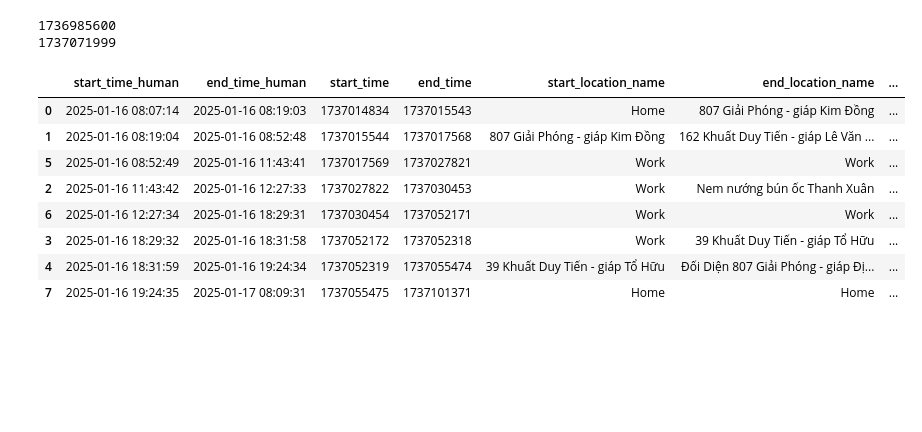
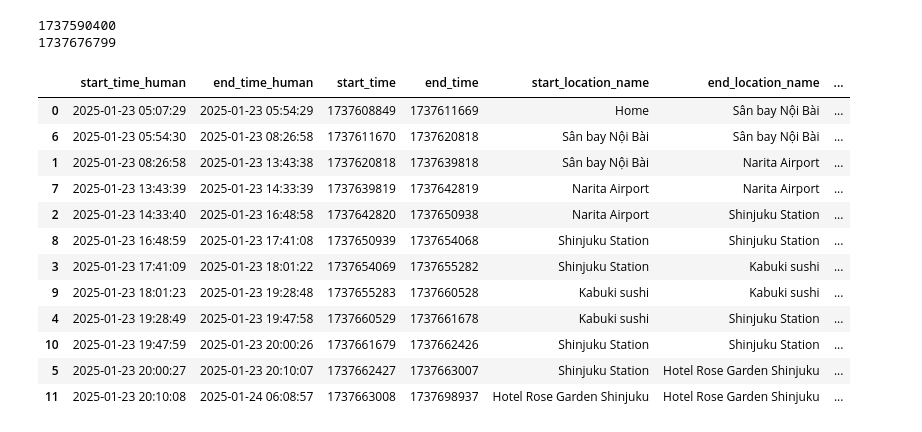
Before and after one commit to yoogun143/Postgres, a Jupyter notebook: gmap.ipynb, the cells around one changed output. Drawn from its saved outputs; the diff is of its cells as text; code cells hidden in the pictures; blank space fills up the shorter version.

```diff
--- a/gmap.ipynb
+++ b/gmap.ipynb
@@ -1,5 +1,5 @@
 # %%
-from_date = 20250116
+from_date = 20250123
 to_date = from_date
 
 from datetime import datetime
@@ -10,8 +10,8 @@ to_date_unix = int(datetime.strptime(str(to_date) + ' 23:59:59', '%Y%m%d %H:%M:%
 print(from_date_unix)
 print(to_date_unix)
 # %% [output]
-1736985600
-1737071999
+1737590400
+1737676799
 # %%
 from helper.config import load_config
 import psycopg2
@@ -114,47 +114,53 @@ activity['color'] = activity['vehicle_type'].map({
     'in passenger vehicle': 'blue',
     'walking': 'green',
     'motorcycling': 'magenta',
+    'in train': 'yellow',
+    'in subway': 'cyan',
     'unknown': 'black'
 })
 activity['start_time_human'] = pd.to_datetime(activity['start_time'], unit='s')
 activity['end_time_human'] = pd.to_datetime(activity['end_time'], unit='s')
 
 # add info to visit
 visit['path'] = visit['path'].apply(lambda x: {item['txtime']: [item['lat'], item['lon']] for item in x} if x is not None else None)
 visit['duration'] = visit['end_time'] - visit['start_time']
 visit['duration'] = visit['duration'].apply(lambda x: '{} hours {} minutes'.format(int(divmod(x, 60*60)[0]), int(divmod(divmod(x, 60*60)[1], 60)[0])))
 visit['start_time_human'] = pd.to_datetime(visit['start_time'], unit='s')
 visit['end_time_human'] = pd.to_datetime(visit['end_time'], unit='s')
 
 # Get all coordinates for map zoom display
 visit_path_coordinates = sum(visit['path'].apply(lambda x: list(x.values() if isinstance(x, dict) else [])),[])
 visit_coordinates = visit[['lat', 'lon']].apply(lambda x: [float(x['lat']), float(x['lon'])], axis=1).to_list()
 activity_path_coordinates = sum(activity['path'].apply(lambda x: list(x.values() if isinstance(x, dict) else [])),[])
 activity_start_coordinates = activity[['start_lat', 'start_lon']].apply(lambda x: [float(x['start_lat']), float(x['start_lon'])], axis=1).to_list()
 activity_end_coordinates = activity[['end_lat', 'end_lon']].apply(lambda x: [float(x['end_lat']), float(x['end_lon'])], axis=1).to_list()
 coordinates = sum([visit_path_coordinates, visit_coordinates, activity_path_coordinates, activity_start_coordinates, activity_end_coordinates], [])
 min_lat = min((coord[0] for coord in coordinates if coord[0] is not None), default=None)
 max_lat = max((coord[0] for coord in coordinates if coord[0] is not None), default=None)
 min_lon = min((coord[1] for coord in coordinates if coord[1] is not None), default=None)
 max_lon = max((coord[1] for coord in coordinates if coord[1] is not None), default=None)
 
 pd.DataFrame(
       np.concatenate([
       activity[['start_time_human', 'end_time_human', 'start_time', 'end_time', 'start_location_name', 'end_location_name', 'vehicle_type']].to_numpy(),
       visit[['start_time_human', 'end_time_human', 'start_time', 'end_time', 'location_name', 'location_name', 'location_name']].to_numpy()
       ])
       , columns=['start_time_human', 'end_time_human', 'start_time', 'end_time', 'start_location_name', 'end_location_name', 'vehicle_type']
       ).sort_values('start_time')
 # %% [output]
 |  | start_time_human | end_time_human | start_time | end_time | start_location_name | end_location_name | ... |
-| 0 | 2025-01-16 08:07:14 | 2025-01-16 08:19:03 | 1737014834 | 1737015543 | Home | 807 Giải Phóng - giáp Kim Đồng | ... |
-| 1 | 2025-01-16 08:19:04 | 2025-01-16 08:52:48 | 1737015544 | 1737017568 | 807 Giải Phóng - giáp Kim Đồng | 162 Khuất Duy Tiến - giáp Lê Văn ... | ... |
-| 5 | 2025-01-16 08:52:49 | 2025-01-16 11:43:41 | 1737017569 | 1737027821 | Work | Work | ... |
-| 2 | 2025-01-16 11:43:42 | 2025-01-16 12:27:33 | 1737027822 | 1737030453 | Work | Nem nướng bún ốc Thanh Xuân | ... |
-| 6 | 2025-01-16 12:27:34 | 2025-01-16 18:29:31 | 1737030454 | 1737052171 | Work | Work | ... |
-| 3 | 2025-01-16 18:29:32 | 2025-01-16 18:31:58 | 1737052172 | 1737052318 | Work | 39 Khuất Duy Tiến - giáp Tổ Hữu | ... |
-| 4 | 2025-01-16 18:31:59 | 2025-01-16 19:24:34 | 1737052319 | 1737055474 | 39 Khuất Duy Tiến - giáp Tổ Hữu | Đối Diện 807 Giải Phóng - giáp Đị... | ... |
-| 7 | 2025-01-16 19:24:35 | 2025-01-17 08:09:31 | 1737055475 | 1737101371 | Home | Home | ... |
+| 0 | 2025-01-23 05:07:29 | 2025-01-23 05:54:29 | 1737608849 | 1737611669 | Home | Sân bay Nội Bài | ... |
+| 6 | 2025-01-23 05:54:30 | 2025-01-23 08:26:58 | 1737611670 | 1737620818 | Sân bay Nội Bài | Sân bay Nội Bài | ... |
+| 1 | 2025-01-23 08:26:58 | 2025-01-23 13:43:38 | 1737620818 | 1737639818 | Sân bay Nội Bài | Narita Airport | ... |
+| 7 | 2025-01-23 13:43:39 | 2025-01-23 14:33:39 | 1737639819 | 1737642819 | Narita Airport | Narita Airport | ... |
+| 2 | 2025-01-23 14:33:40 | 2025-01-23 16:48:58 | 1737642820 | 1737650938 | Narita Airport | Shinjuku Station | ... |
+| 8 | 2025-01-23 16:48:59 | 2025-01-23 17:41:08 | 1737650939 | 1737654068 | Shinjuku Station | Shinjuku Station | ... |
+| 3 | 2025-01-23 17:41:09 | 2025-01-23 18:01:22 | 1737654069 | 1737655282 | Shinjuku Station | Kabuki sushi | ... |
+| 9 | 2025-01-23 18:01:23 | 2025-01-23 19:28:48 | 1737655283 | 1737660528 | Kabuki sushi | Kabuki sushi | ... |
+| 4 | 2025-01-23 19:28:49 | 2025-01-23 19:47:58 | 1737660529 | 1737661678 | Kabuki sushi | Shinjuku Station | ... |
+| 10 | 2025-01-23 19:47:59 | 2025-01-23 20:00:26 | 1737661679 | 1737662426 | Shinjuku Station | Shinjuku Station | ... |
+| 5 | 2025-01-23 20:00:27 | 2025-01-23 20:10:07 | 1737662427 | 1737663007 | Shinjuku Station | Hotel Rose Garden Shinjuku | ... |
+| 11 | 2025-01-23 20:10:08 | 2025-01-24 06:08:57 | 1737663008 | 1737698937 | Hotel Rose Garden Shinjuku | Hotel Rose Garden Shinjuku | ... |
 # %%
 import folium
 from folium.plugins import MarkerCluster, AntPath
```
Also changed, not shown: 6 other files.
